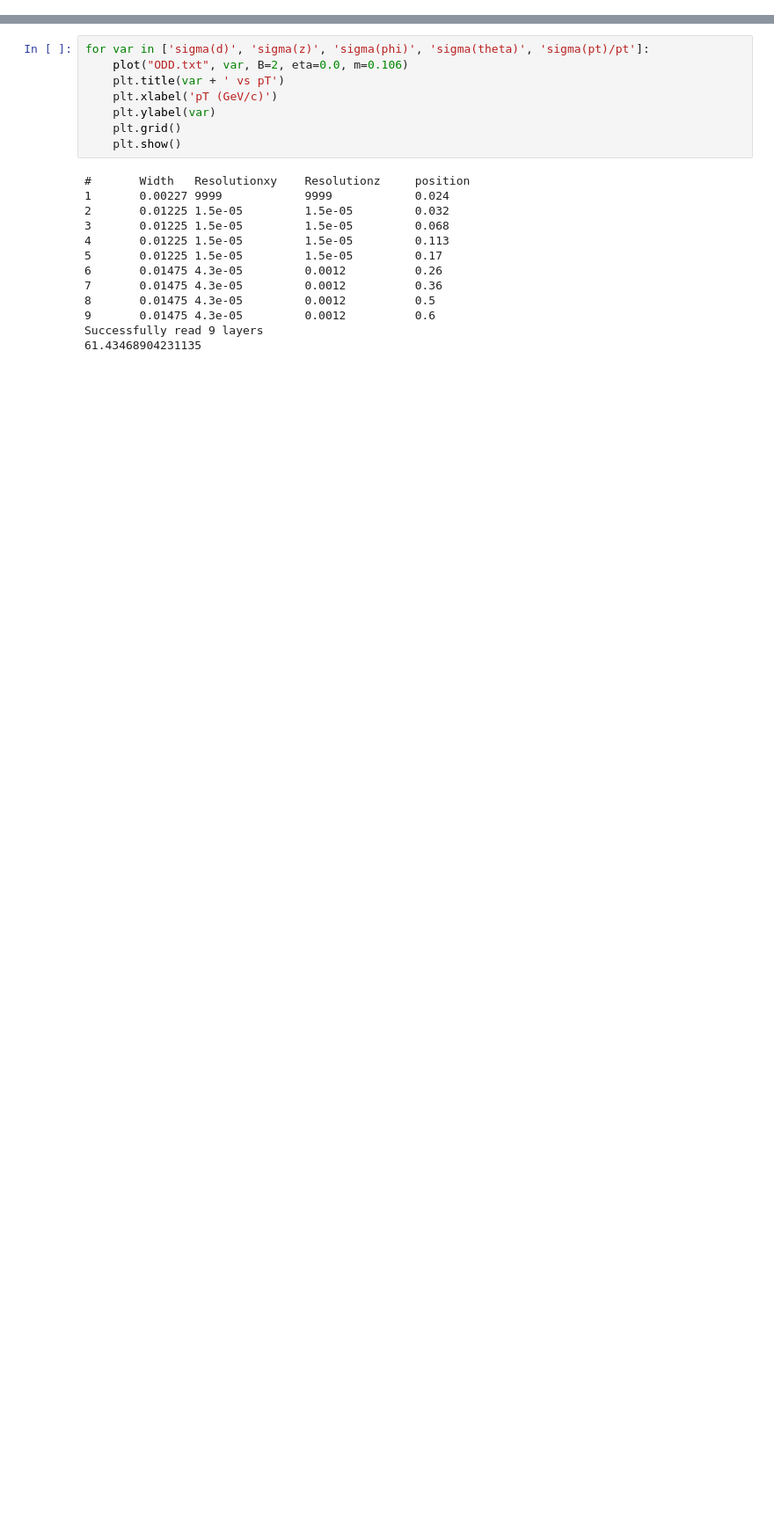
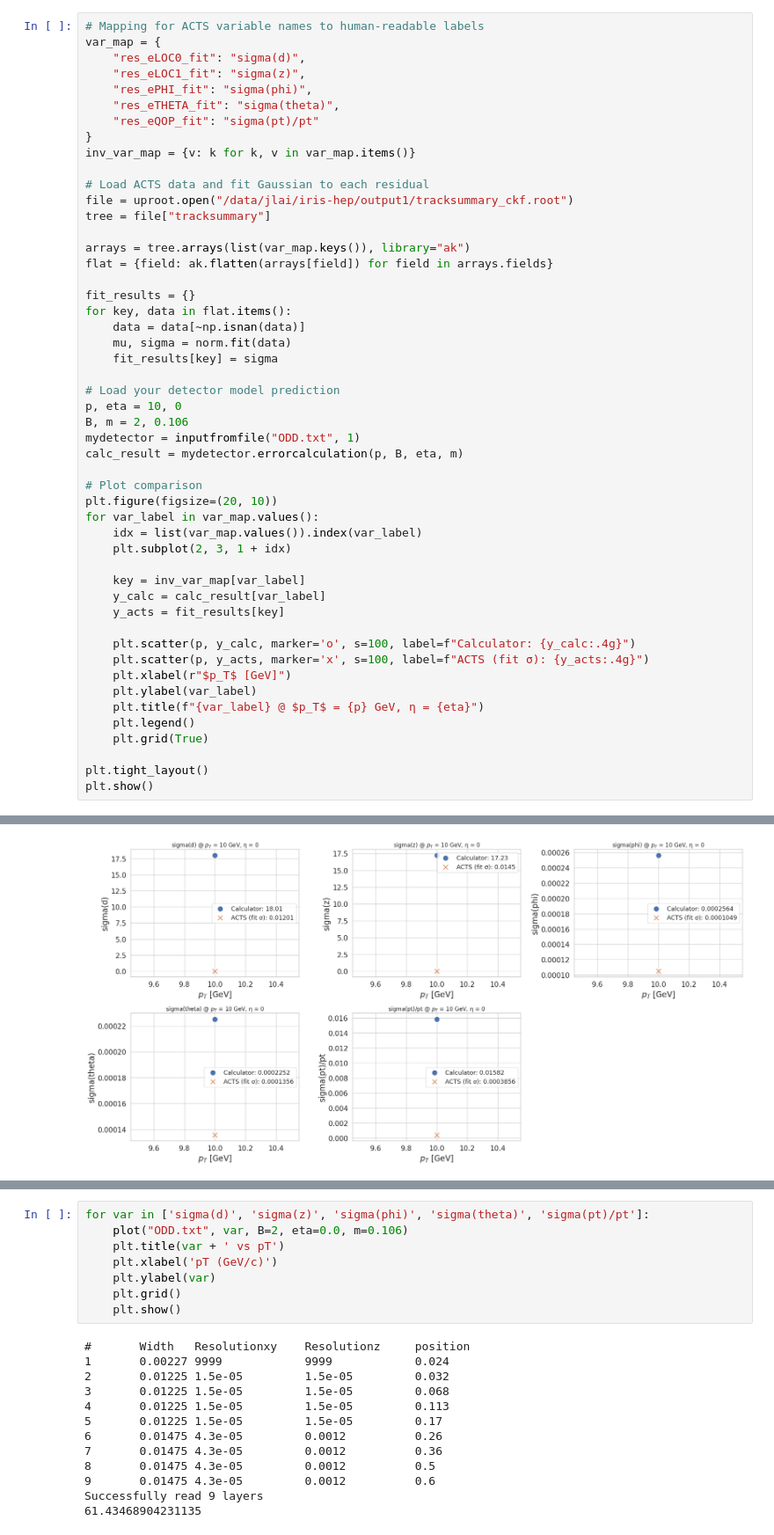
Before and after one commit to dlai211/iris-hep-log, a Jupyter notebook: TrackingResolution-3.0/TrackingResolution-3.0/trackingerror.py.ipynb, the cells around one changed output, grey strips where cells are left out. Shown at 88% size. Drawn from its saved outputs; the diff is of its cells as text; blank space fills up the shorter version.

```diff
--- a/TrackingResolution-3.0/TrackingResolution-3.0/trackingerror.py.ipynb
+++ b/TrackingResolution-3.0/TrackingResolution-3.0/trackingerror.py.ipynb
@@ -315,0 +534,51 @@ No detector is selected.
+# %%
+# Mapping for ACTS variable names to human-readable labels
+var_map = {
+    "res_eLOC0_fit": "sigma(d)",
+    "res_eLOC1_fit": "sigma(z)",
+    "res_ePHI_fit": "sigma(phi)",
+    "res_eTHETA_fit": "sigma(theta)",
+    "res_eQOP_fit": "sigma(pt)/pt"
+}
+inv_var_map = {v: k for k, v in var_map.items()}
+
+# Load ACTS data and fit Gaussian to each residual
+file = uproot.open("/data/jlai/iris-hep/output1/tracksummary_ckf.root")
+tree = file["tracksummary"]
+
+arrays = tree.arrays(list(var_map.keys()), library="ak")
+flat = {field: ak.flatten(arrays[field]) for field in arrays.fields}
+
+fit_results = {}
+for key, data in flat.items():
+    data = data[~np.isnan(data)]
+    mu, sigma = norm.fit(data)
+    fit_results[key] = sigma
+
+# Load your detector model prediction
+p, eta = 10, 0
+B, m = 2, 0.106
+mydetector = inputfromfile("ODD.txt", 1)
+calc_result = mydetector.errorcalculation(p, B, eta, m)
+
+# Plot comparison
+plt.figure(figsize=(20, 10))
+for var_label in var_map.values():
+    idx = list(var_map.values()).index(var_label)
+    plt.subplot(2, 3, 1 + idx)
+
+    key = inv_var_map[var_label]
+    y_calc = calc_result[var_label]
+    y_acts = fit_results[key]
+
+    plt.scatter(p, y_calc, marker='o', s=100, label=f"Calculator: {y_calc:.4g}")
+    plt.scatter(p, y_acts, marker='x', s=100, label=f"ACTS (fit σ): {y_acts:.4g}")
+    plt.xlabel(r"$p_T$ [GeV]")
+    plt.ylabel(var_label)
+    plt.title(f"{var_label} @ $p_T$ = {p} GeV, η = {eta}")
+    plt.legend()
+    plt.grid(True)
+
+plt.tight_layout()
+plt.show()
+# %% [output]
@@ -315,0 +598 @@ No detector is selected.
+[figure, added]
```
Also changed, not shown: parts of 14 cells of this notebook, 3 other files.
